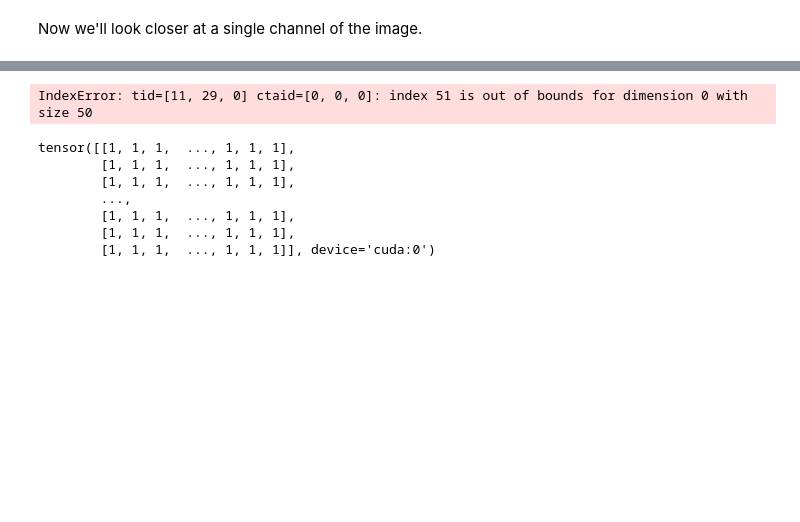
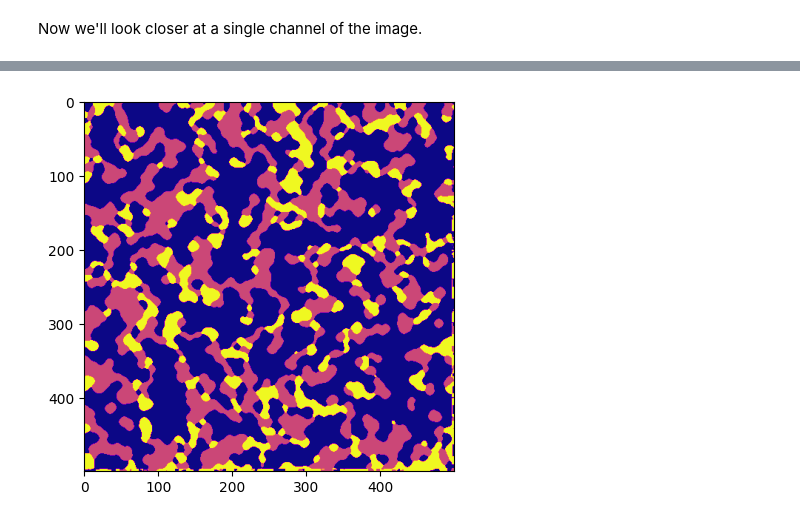
Before and after one commit to ssslakter/py-playground, a Jupyter notebook: random_pixels/random_pixels.ipynb, the cells around one changed output, grey strips where cells are left out. Saved outputs shown, nothing was run; the diff lists cells and outputs as text; code cells hidden in the pictures; blank space fills up the shorter version.

```diff
--- a/random_pixels/random_pixels.ipynb
+++ b/random_pixels/random_pixels.ipynb
@@ -86,62 +91,18 @@ os.environ['NUMBA_ENABLE_CUDASIM'] = "1"
-# %%
-import torch
-import numpy as np
-from numba import cuda
-import numba
-
-@cuda.jit
-def mode_filter2d_k(input, output, w, h, r, k):
-    x, y = cuda.grid(2)
-    if x >= w or y >= h:
-        return
-
-    count = cuda.shared.array(shape=(32,32,2), dtype=numba.int32)
-
-    tx = cuda.threadIdx.x
-    ty = cuda.threadIdx.y
-
-    for i in range(x - r, x + r + 1):
-        for j in range(y - r, y + r + 1):
-            if i >= 0 and i < w and j >= 0 and j < h:
-                count[tx,ty,input[i,j]] +=1
-
-    max_val = 0
-    idx_max = 0
-    for i in range(k):
-        m = count[tx, ty,i]
-        if m > max_val:
-            idx_max = i
-            max_val = m
-
-    output[x, y] = idx_max
-
-def mode_filter2d(input, r):
-    assert input.is_cuda, "Input must be a CUDA tensor"
-
-    output = torch.empty_like(input)
-    k = len(torch.unique(input))
-    assert input.max().item() == k - 1 and input.min().item() == 0, "input must be a tensor of integers from 0 to k-1"
-
-    w, h = input.size(0), input.size(1)
-    blockdim = (32, 32)
-    griddim = (w // blockdim[0] + 1, h // blockdim[1] + 1)
-
-    mode_filter2d_k[griddim, blockdim](input, output, w, h, r, k)
-
-    return output
-
-y = quantize(torch.rand(50,50), 2).cuda()
-mode_filter2d(y, 3)
-# %% [output]
-IndexError: tid=[11, 29, 0] ctaid=[0, 0, 0]: index 51 is out of bounds for dimension 0 with size 50
-# %%
-y = y.cuda()
-mode_filter2d(y, 3)
-# %% [output]
-tensor([[1, 1, 1,  ..., 1, 1, 1],
-        [1, 1, 1,  ..., 1, 1, 1],
-        [1, 1, 1,  ..., 1, 1, 1],
-        ...,
-        [1, 1, 1,  ..., 1, 1, 1],
-        [1, 1, 1,  ..., 1, 1, 1],
-        [1, 1, 1,  ..., 1, 1, 1]], device='cuda:0')
+# %%
+from matplotlib.animation import ArtistAnimation
+
+n = 500
+k = 2
+x = quantize(torch.rand(n,n), 3).type(torch.int32)
+ims = []
+fig, ax = plt.subplots()
+for i in range(50):
+    x = mod.mode_filter2d(x.cuda(), i//2)
+    im = ax.imshow(x.cpu(), cmap='plasma', animated=True)
+    if i==0: ax.imshow(x.cpu(), cmap='plasma')
+    ims.append([im])
+
+ani = ArtistAnimation(fig, ims, interval=100, blit=True, repeat_delay=1000)
+ani.save("movie.mp4")
+# %% [output]
+[figure, added]
```
Also changed, not shown: parts of 10 cells of this notebook, 1 other file.
